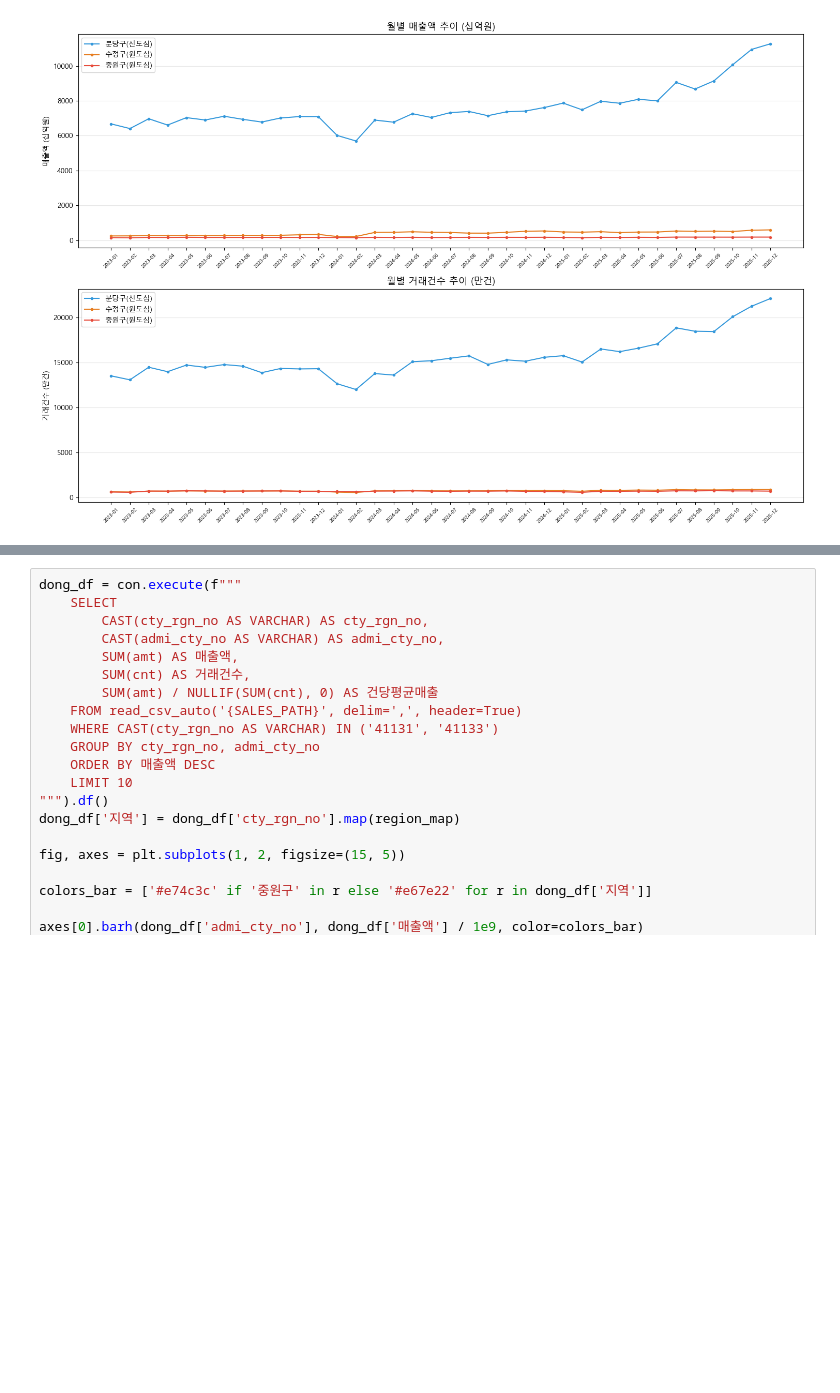
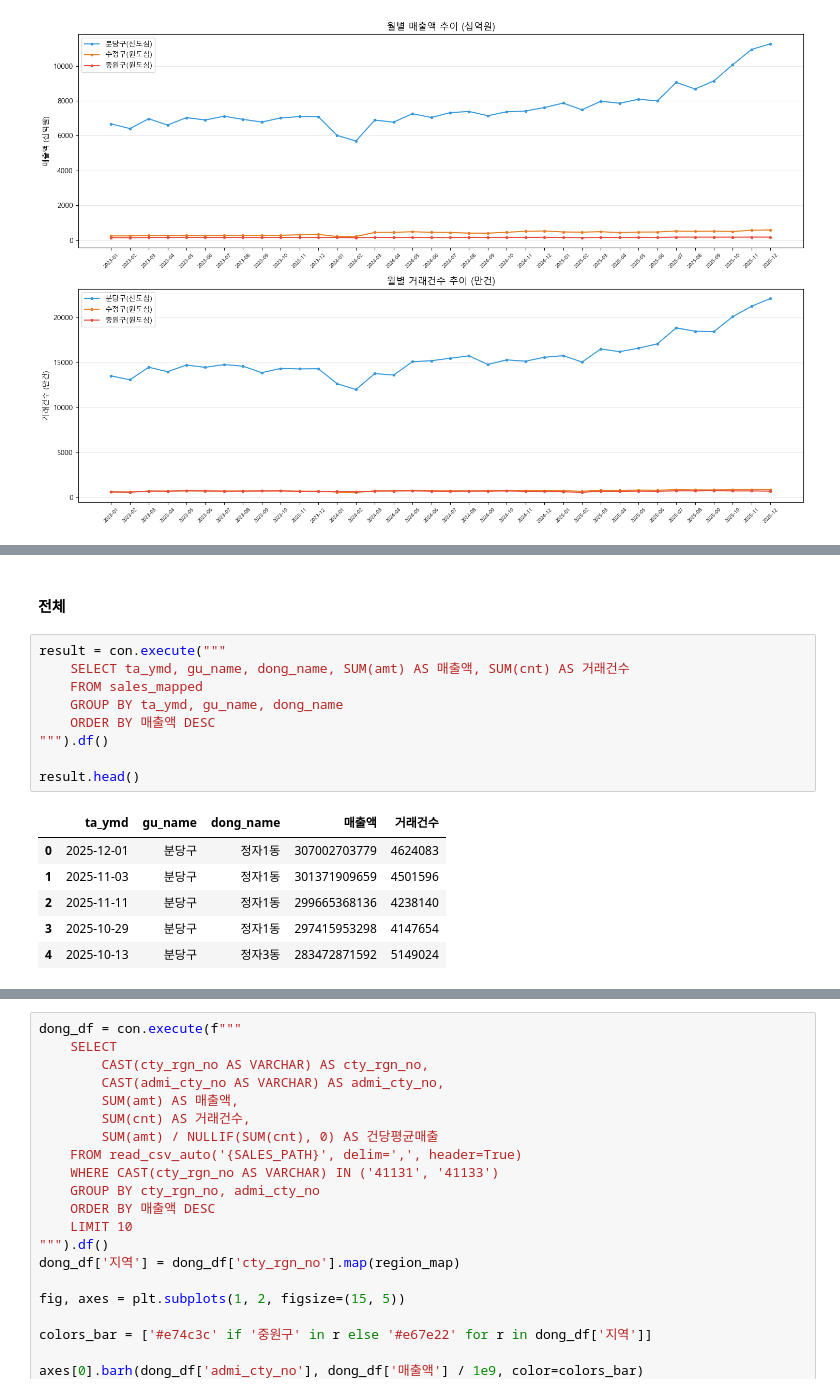
Before and after one commit to bulsajo1/final_project, a Jupyter notebook: eunbi/EDA.ipynb, the cells around one changed output, grey strips where cells are left out. Drawn from its saved outputs; the diff is of its cells as text; blank space fills up the shorter version.

```diff
--- a/eunbi/EDA.ipynb
+++ b/eunbi/EDA.ipynb
@@ -318,0 +327,18 @@ plt.show()
+# %% [markdown]
+#### 전체
+# %%
+result = con.execute("""
+    SELECT ta_ymd, gu_name, dong_name, SUM(amt) AS 매출액, SUM(cnt) AS 거래건수
+    FROM sales_mapped
+    GROUP BY ta_ymd, gu_name, dong_name
+    ORDER BY 매출액 DESC
+""").df()
+
+result.head()
+# %% [output]
+|  | ta_ymd | gu_name | dong_name | 매출액 | 거래건수 |
+| 0 | 2025-12-01 | 분당구 | 정자1동 | 307002703779 | 4624083 |
+| 1 | 2025-11-03 | 분당구 | 정자1동 | 301371909659 | 4501596 |
+| 2 | 2025-11-11 | 분당구 | 정자1동 | 299665368136 | 4238140 |
+| 3 | 2025-10-29 | 분당구 | 정자1동 | 297415953298 | 4147654 |
+| 4 | 2025-10-13 | 분당구 | 정자3동 | 283472871592 | 5149024 |
```
Also changed, not shown: parts of 40 cells of this notebook.
